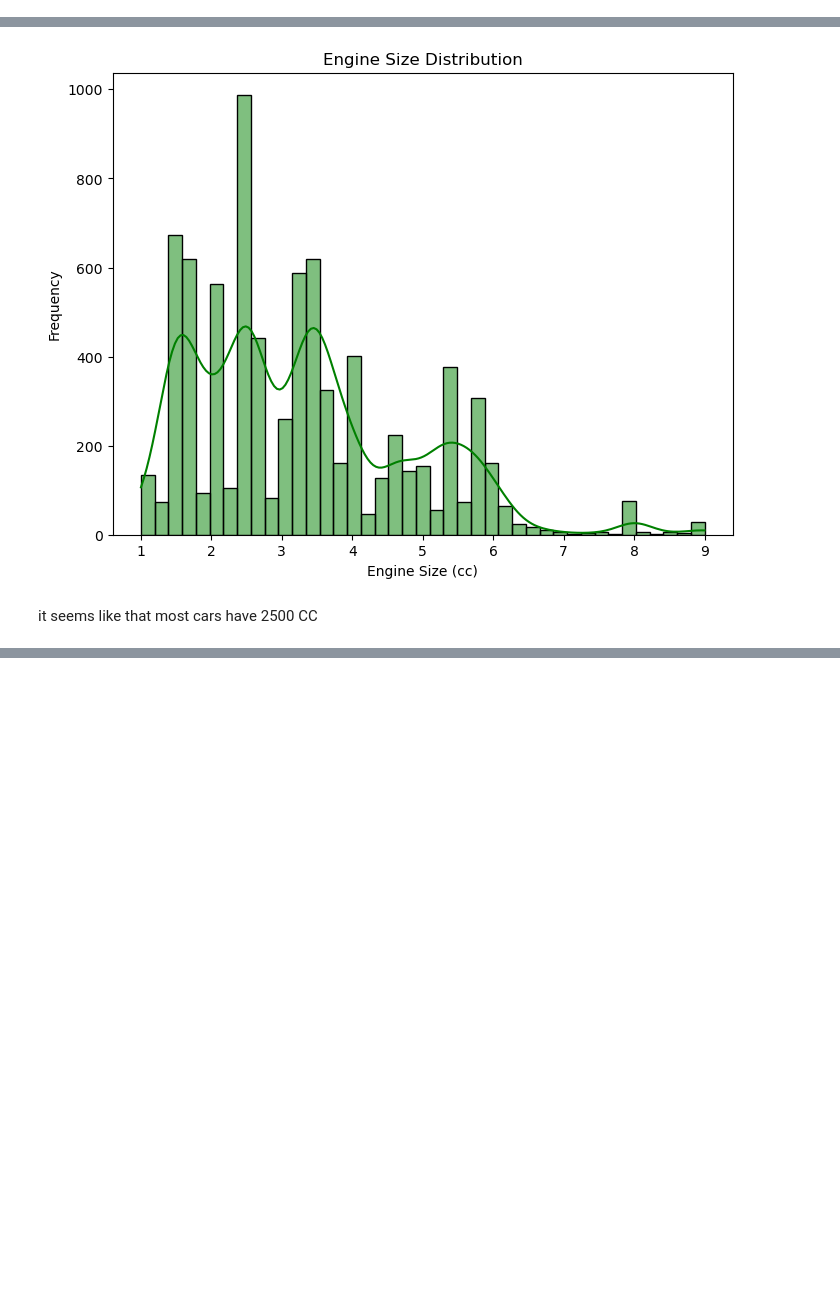
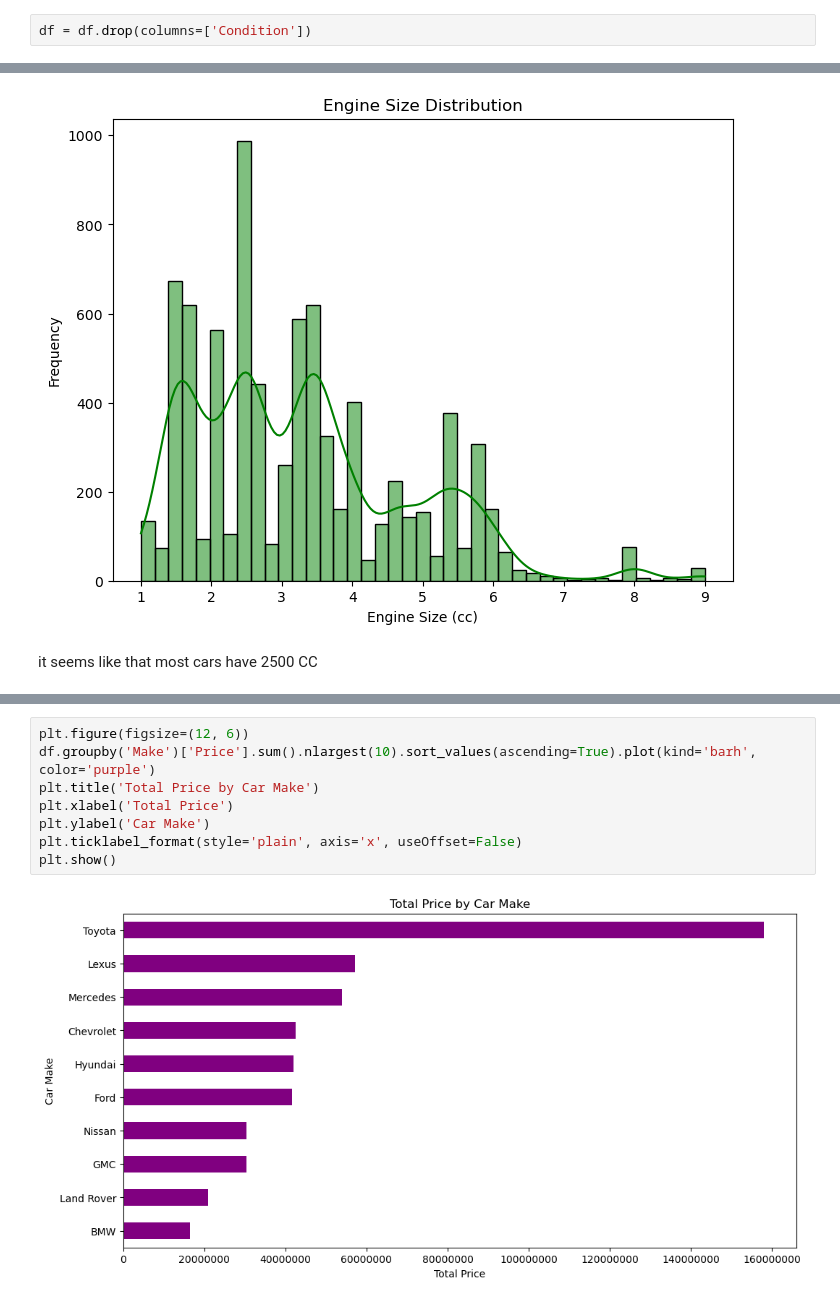
Before and after one commit to MoustafaMohamedMahmoud/Cars, a Jupyter notebook: pythonNote.ipynb, the cells around one changed output, grey strips where cells are left out. Drawn from its saved outputs; the diff is of its cells as text; blank space fills up the shorter version.

```diff
--- a/pythonNote.ipynb
+++ b/pythonNote.ipynb
@@ -59,3 +65,5 @@ Cleaning
+# %%
+df = df.drop(columns=['Condition'])
 # %%
 df.duplicated().sum()
 # %% [output]
@@ -372,0 +391,10 @@ it seems like that most cars have 2500 CC
+# %%
+plt.figure(figsize=(12, 6))
+df.groupby('Make')['Price'].sum().nlargest(10).sort_values(ascending=True).plot(kind='barh', color='purple')
+plt.title('Total Price by Car Make')
+plt.xlabel('Total Price')
+plt.ylabel('Car Make')
+plt.ticklabel_format(style='plain', axis='x', useOffset=False)
+plt.show()
+# %% [output]
+[figure, added]
```
Also changed, not shown: parts of 31 cells of this notebook.
